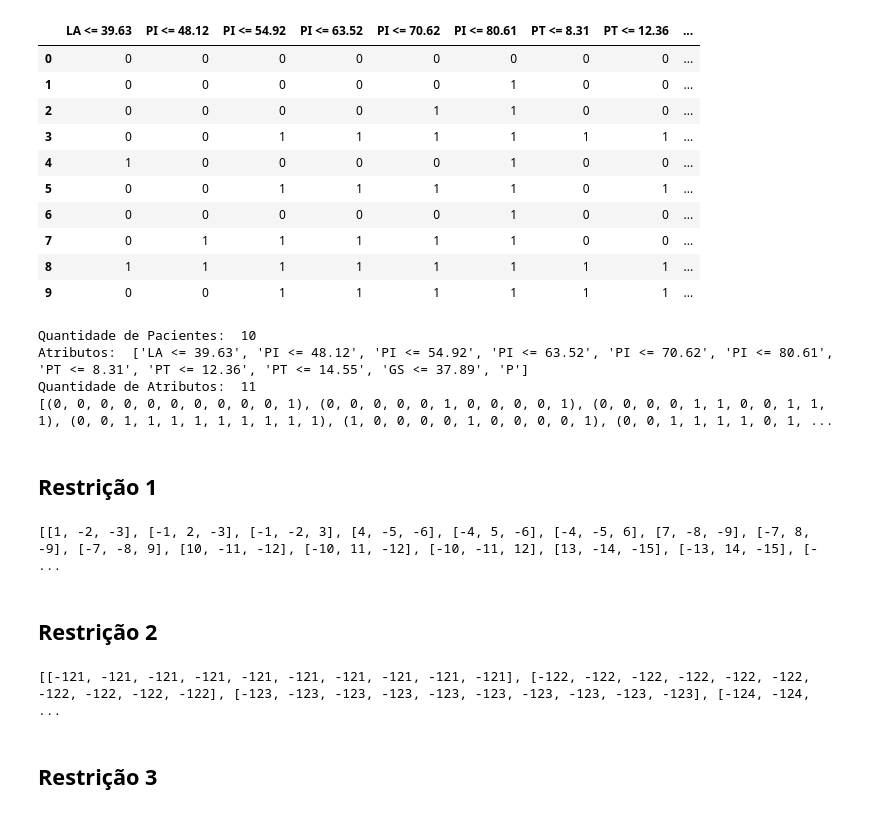
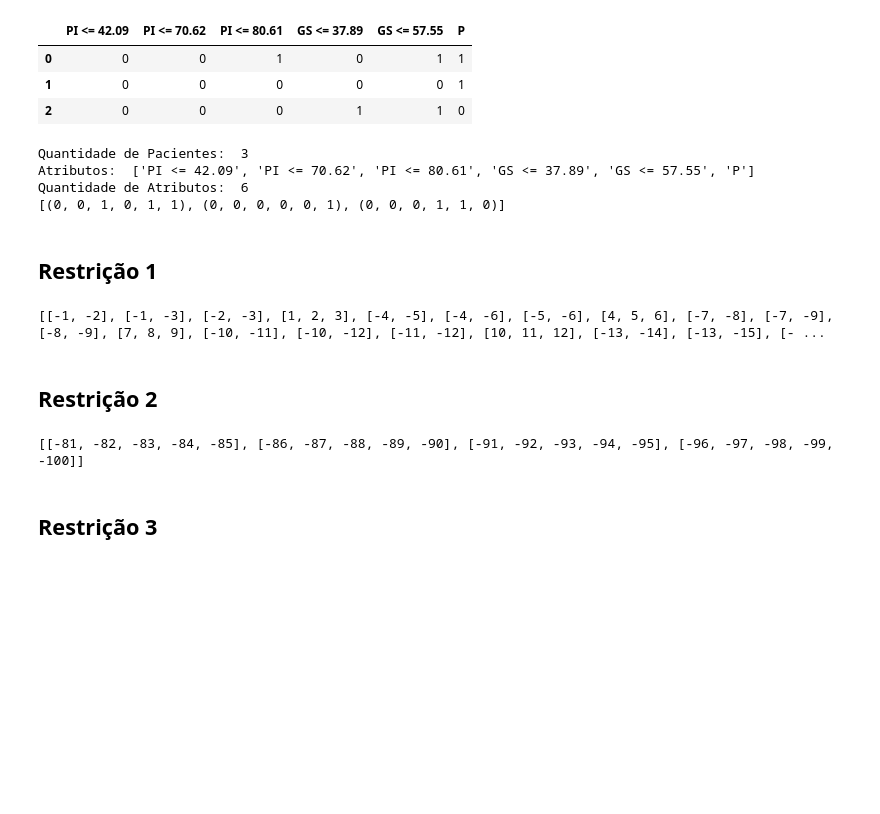
Before and after one commit to christyanmst/LogiComp, a Jupyter notebook: logicomp-master/Projeto2Logica.ipynb, the cells around one changed output. Saved outputs shown, nothing was run; the diff lists cells and outputs as text; code cells hidden in the pictures; blank space fills up the shorter version.

```diff
--- a/logicomp-master/Projeto2Logica.ipynb
+++ b/logicomp-master/Projeto2Logica.ipynb
@@ -33,21 +33,14 @@ Saving column_bin_10a_10p.csv to column_bin_10a_10p.csv
 # %%
 import pandas as pd
 import io
 
-arquivo = pd.read_csv(io.BytesIO(uploaded['column_bin_10a_10p.csv']))
+arquivo = pd.read_csv(io.BytesIO(uploaded['column_bin_5a_3p.csv']))
 arquivo
 # %% [output]
-|  | LA <= 39.63 | PI <= 48.12 | PI <= 54.92 | PI <= 63.52 | PI <= 70.62 | PI <= 80.61 | PT <= 8.31 | PT <= 12.36 | ... |
-| 0 | 0 | 0 | 0 | 0 | 0 | 0 | 0 | 0 | ... |
-| 1 | 0 | 0 | 0 | 0 | 0 | 1 | 0 | 0 | ... |
-| 2 | 0 | 0 | 0 | 0 | 1 | 1 | 0 | 0 | ... |
-| 3 | 0 | 0 | 1 | 1 | 1 | 1 | 1 | 1 | ... |
-| 4 | 1 | 0 | 0 | 0 | 0 | 1 | 0 | 0 | ... |
-| 5 | 0 | 0 | 1 | 1 | 1 | 1 | 0 | 1 | ... |
-| 6 | 0 | 0 | 0 | 0 | 0 | 1 | 0 | 0 | ... |
-| 7 | 0 | 1 | 1 | 1 | 1 | 1 | 0 | 0 | ... |
-| 8 | 1 | 1 | 1 | 1 | 1 | 1 | 1 | 1 | ... |
-| 9 | 0 | 0 | 1 | 1 | 1 | 1 | 1 | 1 | ... |
+|  | PI <= 42.09 | PI <= 70.62 | PI <= 80.61 | GS <= 37.89 | GS <= 57.55 | P |
+| 0 | 0 | 0 | 1 | 0 | 1 | 1 |
+| 1 | 0 | 0 | 0 | 0 | 0 | 1 |
+| 2 | 0 | 0 | 0 | 1 | 1 | 0 |
 # %%
 #Quantidade de pacientes do DataFrame
 qtdPacientes=arquivo.shape[0]
@@ -67,10 +60,10 @@ print(valoracao)
 #Quantidade de Regras
 m=4
 # %% [output]
-Quantidade de Pacientes:  10
-Atributos:  ['LA <= 39.63', 'PI <= 48.12', 'PI <= 54.92', 'PI <= 63.52', 'PI <= 70.62', 'PI <= 80.61', 'PT <= 8.31', 'PT <= 12.36', 'PT <= 14.55', 'GS <= 37.89', 'P']
-Quantidade de Atributos:  11
-[(0, 0, 0, 0, 0, 0, 0, 0, 0, 0, 1), (0, 0, 0, 0, 0, 1, 0, 0, 0, 0, 1), (0, 0, 0, 0, 1, 1, 0, 0, 1, 1, 1), (0, 0, 1, 1, 1, 1, 1, 1, 1, 1, 1), (1, 0, 0, 0, 0, 1, 0, 0, 0, 0, 1), (0, 0, 1, 1, 1, 1, 0, 1, ...
+Quantidade de Pacientes:  3
+Atributos:  ['PI <= 42.09', 'PI <= 70.62', 'PI <= 80.61', 'GS <= 37.89', 'GS <= 57.55', 'P']
+Quantidade de Atributos:  6
+[(0, 0, 1, 0, 1, 1), (0, 0, 0, 0, 0, 1), (0, 0, 0, 1, 1, 0)]
 # %% [markdown]
 ## **Restrição 1**
 # %%
@@ -85,23 +78,29 @@ def restricao1(m, lista_atributos):
         break;
       for atributo in lista_atributos:
               if atributo != 'P':
+
                   lista=[]
-                  lista.append(Atom.id(str(atributo) + '-' + str(regra + 1) + '-' + 'p'))
+                  lista.append(-Atom.id(str(atributo) + '-' + str(regra + 1) + '-' + 'p'))
+                  lista.append(-Atom.id(str(atributo) + '-' + str(regra + 1) + '-' + 'n'))
+                  lista2.append(lista)
+                  lista=[]
+
+                  lista=[]
+                  lista.append(-Atom.id(str(atributo) + '-' + str(regra + 1) + '-' + 'p'))
+                  lista.append(-Atom.id(str(atributo) + '-' + str(regra + 1) + '-' + 's'))
+                  lista2.append(lista)
+
+                  lista=[]
                   lista.append(-Atom.id(str(atributo) + '-' + str(regra + 1) + '-' + 'n'))
                   lista.append(-Atom.id(str(atributo) + '-' + str(regra + 1) + '-' + 's'))
                   lista2.append(lista)
 
                   lista=[]
-                  lista.append(-Atom.id(str(atributo) + '-' + str(regra + 1) + '-' + 'p'))
+                  lista.append(Atom.id(str(atributo) + '-' + str(regra + 1) + '-' + 'p'))
                   lista.append(Atom.id(str(atributo) + '-' + str(regra + 1) + '-' + 'n'))
-                  lista.append(-Atom.id(str(atributo) + '-' + str(regra + 1) + '-' + 's'))
+                  lista.append(Atom.id(str(atributo) + '-' + str(regra + 1) + '-' + 's'))
                   lista2.append(lista)
 
-                  lista=[]
-                  lista.append(-Atom.id(str(atributo) + '-' + str(regra + 1) + '-' + 'p'))
-                  lista.append(-Atom.id(str(atributo) + '-' + str(regra + 1) + '-' + 'n'))
-                  lista.append(Atom.id(str(atributo) + '-' + str(regra + 1) + '-' + 's'))
-                  lista2.append(lista)
       regra+=1
 
     return lista2
@@ -110,7 +109,7 @@ r1= restricao1(m, lista_atributos)
 cnf.extend(r1)
 print(r1)
 # %% [output]
-[[1, -2, -3], [-1, 2, -3], [-1, -2, 3], [4, -5, -6], [-4, 5, -6], [-4, -5, 6], [7, -8, -9], [-7, 8, -9], [-7, -8, 9], [10, -11, -12], [-10, 11, -12], [-10, -11, 12], [13, -14, -15], [-13, 14, -15], [- ...
+[[-1, -2], [-1, -3], [-2, -3], [1, 2, 3], [-4, -5], [-4, -6], [-5, -6], [4, 5, 6], [-7, -8], [-7, -9], [-8, -9], [7, 8, 9], [-10, -11], [-10, -12], [-11, -12], [10, 11, 12], [-13, -14], [-13, -15], [- ...
 # %% [markdown]
 ## **Restrição 2**
 # %%
@@ -121,7 +120,7 @@ def restricao2(m, lista_atributos):
         lista2 = []
         for atributo in range(0, len(lista_atributos) - 1):
           if atributo !='P':
-            lista2.append(-Atom.id(str(lista_atributos) + '-' + str(regra + 1) + '-' + 's'))
+            lista2.append(-Atom.id(str(atributo) + '-' + str(regra + 1) + '-' + 's'))
         lista1.append(lista2)
         regra+=1;
     return(lista1)
@@ -130,7 +129,7 @@ r2= restricao2(m, lista_atributos)
 cnf.extend(r2)
 print(r2)
 # %% [output]
-[[-121, -121, -121, -121, -121, -121, -121, -121, -121, -121], [-122, -122, -122, -122, -122, -122, -122, -122, -122, -122], [-123, -123, -123, -123, -123, -123, -123, -123, -123, -123], [-124, -124,  ...
+[[-81, -82, -83, -84, -85], [-86, -87, -88, -89, -90], [-91, -92, -93, -94, -95], [-96, -97, -98, -99, -100]]
 # %% [markdown]
 ## **Restrição 3**
 # %%
```
Also changed, not shown: parts of 6 cells of this notebook.
